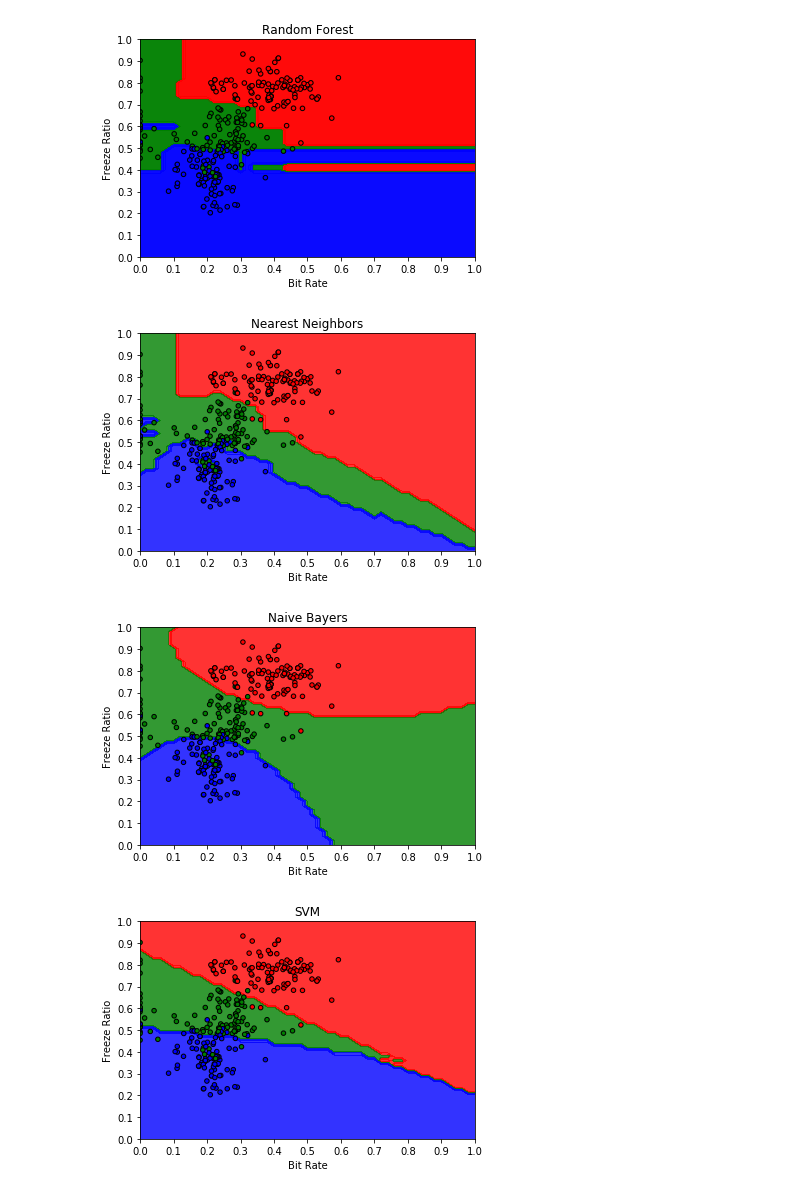
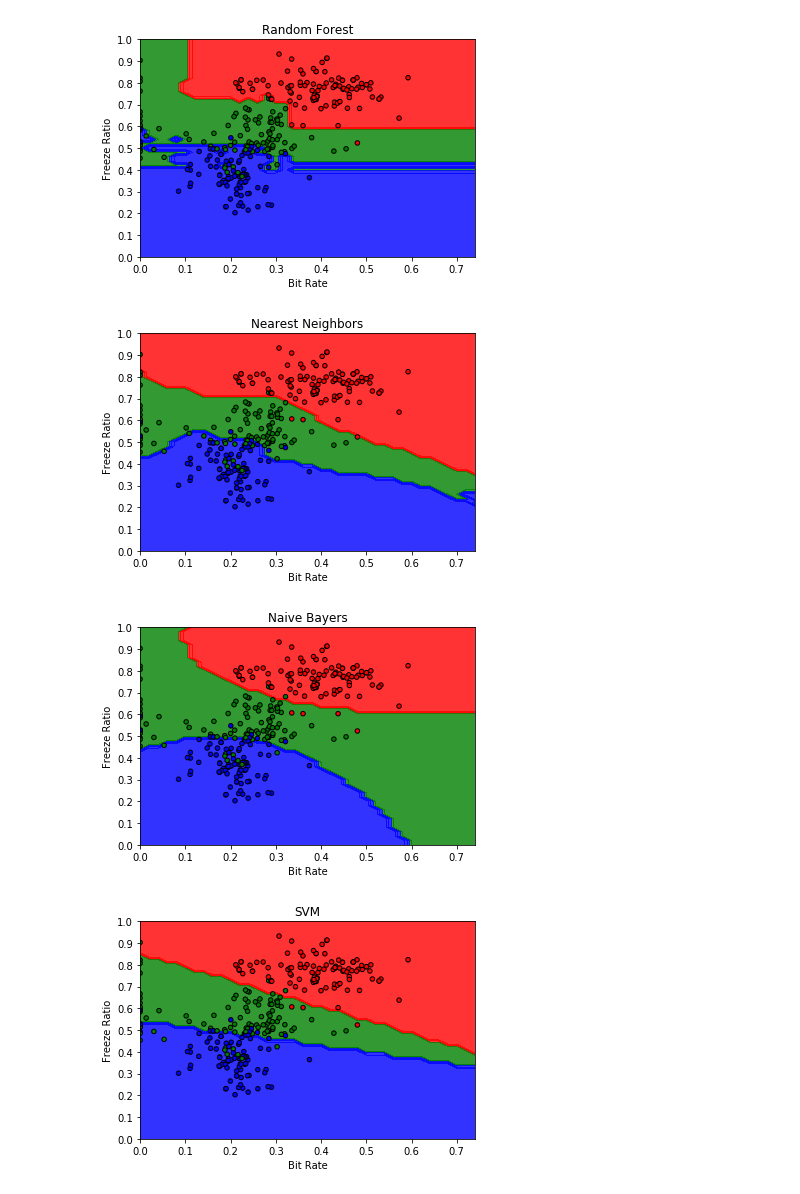
Before and after one commit to ysqyang/Machine-learning-video-quality-assessment, a Jupyter notebook: Scripts/CSE523_Classification.ipynb, the cells around one changed output. Drawn from its saved outputs; the diff is of its cells as text; code cells hidden in the pictures.

```diff
--- a/Scripts/CSE523_Classification.ipynb
+++ b/Scripts/CSE523_Classification.ipynb
@@ -16,7 +16,7 @@ from sklearn.svm import SVC
 from sklearn.neighbors import KNeighborsClassifier
 from sklearn.naive_bayes import GaussianNB
 # %%
-dr = '~/Projects/video-qoe-labeling/'
+dr = '~/Projects/VQA_nonDL/data/'
 dtype = {'BitRate': np.float64, 'FreezeRatio': np.float64, 'Quality': np.int32}
 df = pd.read_table(dr + 'data.txt', delim_whitespace=True, dtype = dtype)
 df['BitRate'] /= 100  # transforming BitRate to percentages
@@ -40,10 +40,11 @@ params = {'Random Forest': {'n_estimators': range(1, 21), 'criterion': ('gini',
           'AdaBoost': {'n_estimators': [10, 25, 50, 100], 'learning_rate': [0.01, 0.1, 1, 10]}
          }
 # %%
-# get (X, y) and set fold
+# get (X, y) and split to train, validation and test set
 X, y = np.array(df[['BitRate', 'FreezeRatio']]), np.array(df['Quality'])
+X_train, X_test, y_train, y_test = train_test_split(X, y, test_size=0.3333, random_state = 1)
 accuracies = {}
 confusion = {}
-fold = 5
+fold = 4
 # %%
 # function for obtaining best estimator using grid search
@@ -105,0 +80,6 @@ AdaBoost accuracy: 0.873
+# %%
+# Finalizing models and evaluate performance on test set
+print('Classifer Training Accuracy Test Accuracy')
+for name, clf in best_classifiers.items():
+    clf.fit(X_train, y_train)
+    print('{} {} {}'.format(name, clf.score(X_train, y_train), clf.score(X_test, y_test)))
@@ -146,7 +120,0 @@ for k, v in best_classifiers.items():
-# %%
-for k, v in aucs.items():  # v is a list of dictionaries
-    print(k)
-    print("{}_fold AUCs: ".format(fold))
-    for x in v:  # x is a dictionary {'label': AUC}
-        print({l:'{0:5.3f}'.format(x[l]) for l in x.keys()})
-    print("#################################")
@@ -205,22 +153,23 @@ def plot_contours(clf_name, xx, yy, **params):
 # %%
 colors = ['red', 'green', 'blue']
 cmap = mpl.colors.ListedColormap(colors)
-rg = np.arange(0, 1.01, 0.01)
-x1, x2, lb = np.array(df['BitRate']), np.array(df['FreezeRatio']), np.array(df['Quality'])
+x_rg = np.arange(0, 0.75, 0.01)
+y_rg = np.arange(0, 1.01, 0.01)
+x1, x2, lb = X[:,0], X[:,1], y
 xx1, xx2 = make_meshgrid(rg, rg)
 for clf in best_classifiers:
     plot_contours(clf, xx1, xx2, cmap=cmap, alpha=0.8)
     plt.scatter(x1, x2, c = lb, cmap=cmap, s=20, edgecolors='k')
     plt.xlim(rg.min(), rg.max())
     plt.ylim(rg.min(), rg.max())
     plt.xlabel('Bit Rate')
     plt.ylabel('Freeze Ratio')
-    plt.xticks(np.arange(0, 1.1, 0.1))
-    plt.yticks(np.arange(0, 1.1, 0.1))
+    plt.xticks(np.arange(0, 0.75, 0.1))
+    plt.yticks(np.arange(0, 1.01, 0.1))
     plt.title(clf)
     plt.show()
 # %% [output]
-[figure, old version]
+[figure, new version]
-[figure, old version]
+[figure, new version]
-[figure, old version]
+[figure, new version]
-[figure, old version]
+[figure, new version]
```
Also changed, not shown: parts of 11 cells of this notebook, 1 other file.
